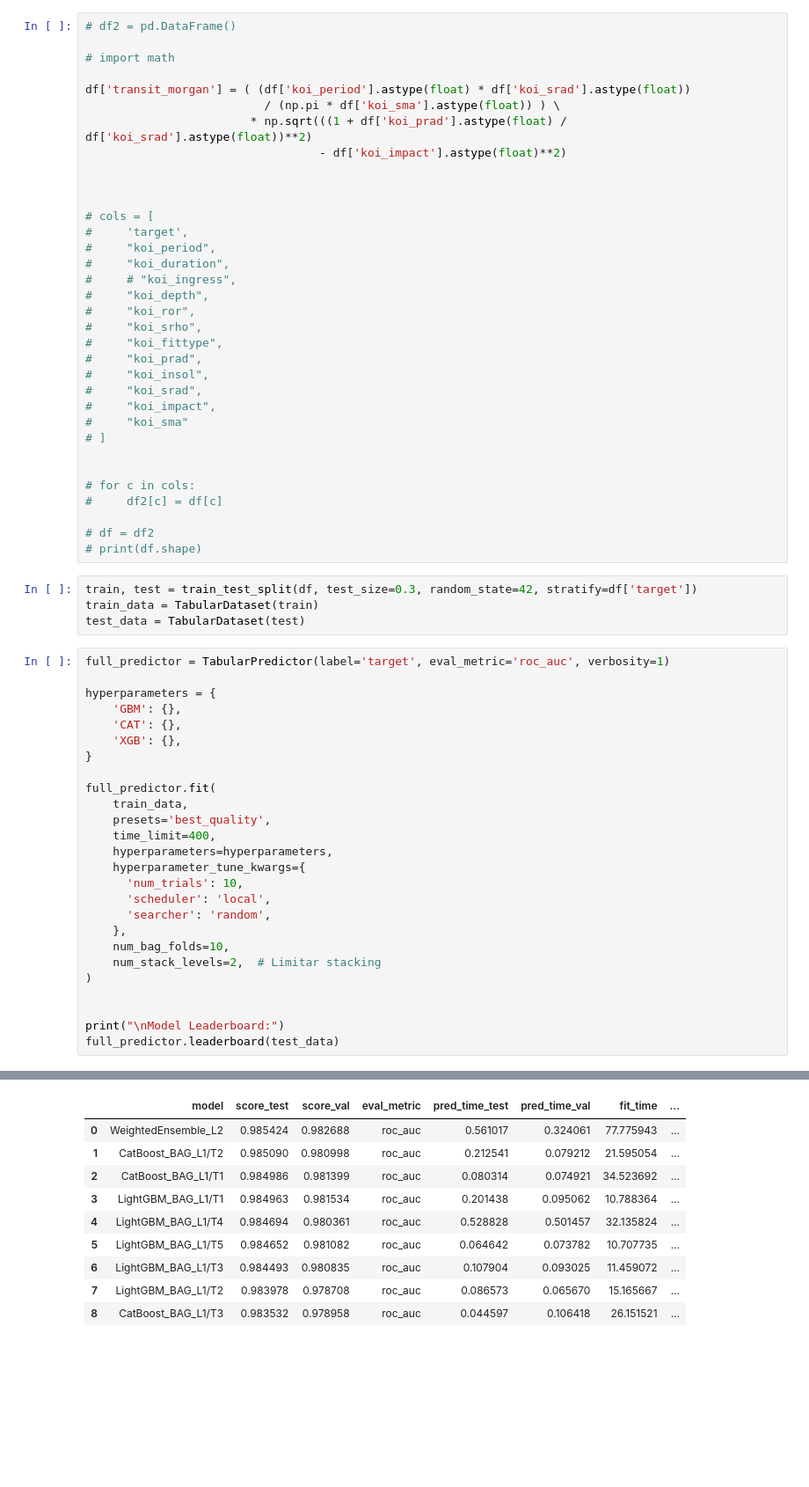
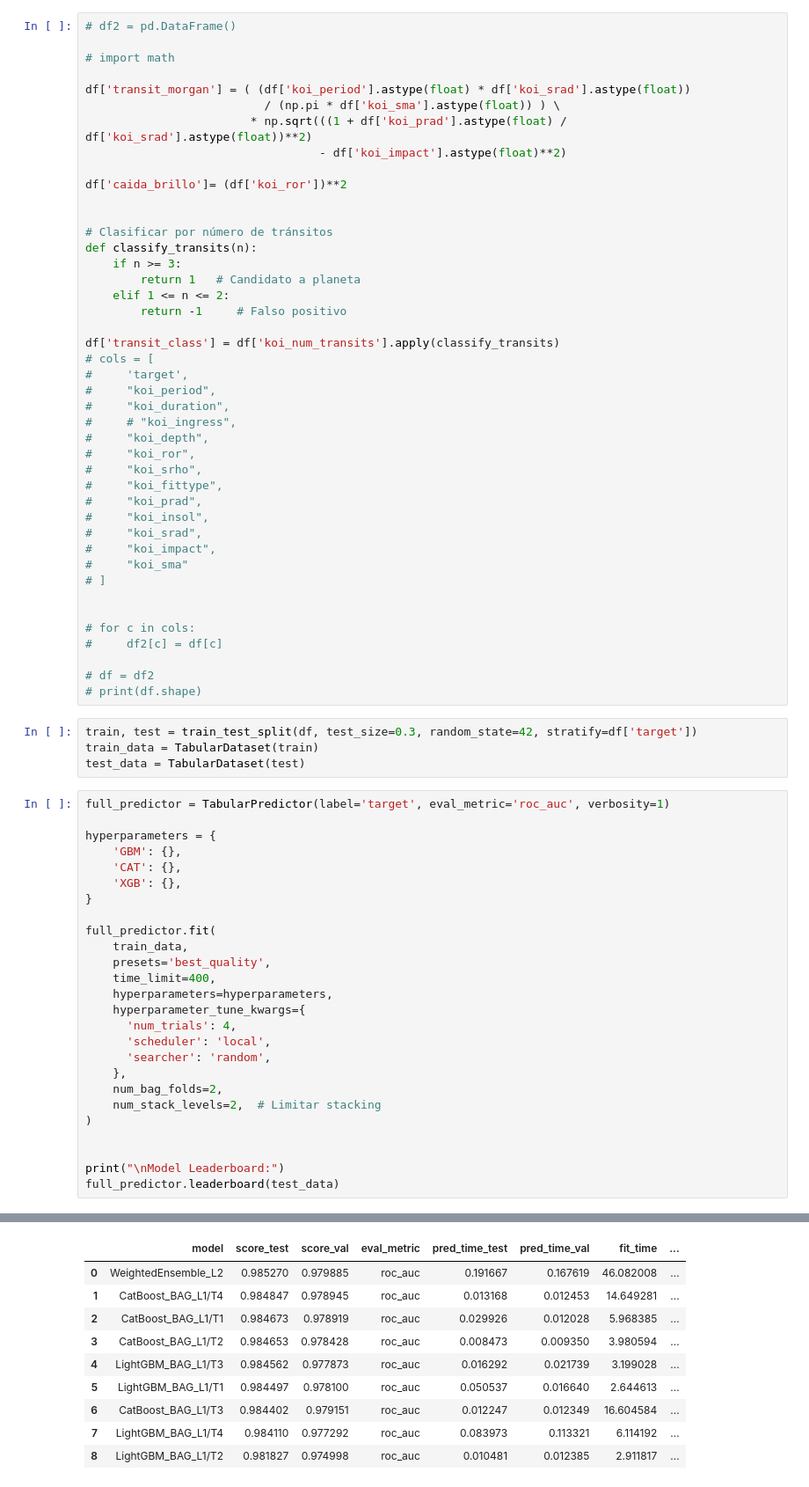
Before and after one commit to JSR-Mario/NASA, a Jupyter notebook: Back/Exoplanet-Detection-with-ML.ipynb, the cells around one changed output, grey strips where cells are left out. Shown: that part at 88% size. Drawn from its saved outputs; the diff is of its cells as text; blank space fills up the shorter version.

```diff
--- a/Back/Exoplanet-Detection-with-ML.ipynb
+++ b/Back/Exoplanet-Detection-with-ML.ipynb
@@ -151,8 +148,17 @@ df['transit_morgan'] = ( (df['koi_period'].astype(float) * df['koi_srad'].astype
                         * np.sqrt(((1 + df['koi_prad'].astype(float) / df['koi_srad'].astype(float))**2)
                                   - df['koi_impact'].astype(float)**2)
 
+df['caida_brillo']= (df['koi_ror'])**2
 
 
+# Clasificar por número de tránsitos
+def classify_transits(n):
+    if n >= 3:
+        return 1   # Candidato a planeta
+    elif 1 <= n <= 2:
+        return -1     # Falso positivo
+
+df['transit_class'] = df['koi_num_transits'].apply(classify_transits)
 # cols = [
 #     'target',
 #     "koi_period",
@@ -194,11 +200,11 @@ full_predictor.fit(
     time_limit=400,
     hyperparameters=hyperparameters,
     hyperparameter_tune_kwargs={
-      'num_trials': 10,
+      'num_trials': 4,
       'scheduler': 'local',
       'searcher': 'random',
     },
-    num_bag_folds=10,
+    num_bag_folds=2,
     num_stack_levels=2,  # Limitar stacking
 )
 
@@ -243,14 +249,14 @@ ray::_ray_fit() (pid=17286, ip=192.168.1.75)
 Model Leaderboard:
 |  | model | score_test | score_val | eval_metric | pred_time_test | pred_time_val | fit_time | ... |
-| 0 | WeightedEnsemble_L2 | 0.985424 | 0.982688 | roc_auc | 0.561017 | 0.324061 | 77.775943 | ... |
-| 1 | CatBoost_BAG_L1/T2 | 0.985090 | 0.980998 | roc_auc | 0.212541 | 0.079212 | 21.595054 | ... |
-| 2 | CatBoost_BAG_L1/T1 | 0.984986 | 0.981399 | roc_auc | 0.080314 | 0.074921 | 34.523692 | ... |
-| 3 | LightGBM_BAG_L1/T1 | 0.984963 | 0.981534 | roc_auc | 0.201438 | 0.095062 | 10.788364 | ... |
-| 4 | LightGBM_BAG_L1/T4 | 0.984694 | 0.980361 | roc_auc | 0.528828 | 0.501457 | 32.135824 | ... |
-| 5 | LightGBM_BAG_L1/T5 | 0.984652 | 0.981082 | roc_auc | 0.064642 | 0.073782 | 10.707735 | ... |
-| 6 | LightGBM_BAG_L1/T3 | 0.984493 | 0.980835 | roc_auc | 0.107904 | 0.093025 | 11.459072 | ... |
-| 7 | LightGBM_BAG_L1/T2 | 0.983978 | 0.978708 | roc_auc | 0.086573 | 0.065670 | 15.165667 | ... |
-| 8 | CatBoost_BAG_L1/T3 | 0.983532 | 0.978958 | roc_auc | 0.044597 | 0.106418 | 26.151521 | ... |
+| 0 | WeightedEnsemble_L2 | 0.985270 | 0.979885 | roc_auc | 0.191667 | 0.167619 | 46.082008 | ... |
+| 1 | CatBoost_BAG_L1/T4 | 0.984847 | 0.978945 | roc_auc | 0.013168 | 0.012453 | 14.649281 | ... |
+| 2 | CatBoost_BAG_L1/T1 | 0.984673 | 0.978919 | roc_auc | 0.029926 | 0.012028 | 5.968385 | ... |
+| 3 | CatBoost_BAG_L1/T2 | 0.984653 | 0.978428 | roc_auc | 0.008473 | 0.009350 | 3.980594 | ... |
+| 4 | LightGBM_BAG_L1/T3 | 0.984562 | 0.977873 | roc_auc | 0.016292 | 0.021739 | 3.199028 | ... |
+| 5 | LightGBM_BAG_L1/T1 | 0.984497 | 0.978100 | roc_auc | 0.050537 | 0.016640 | 2.644613 | ... |
+| 6 | CatBoost_BAG_L1/T3 | 0.984402 | 0.979151 | roc_auc | 0.012247 | 0.012349 | 16.604584 | ... |
+| 7 | LightGBM_BAG_L1/T4 | 0.984110 | 0.977292 | roc_auc | 0.083973 | 0.113321 | 6.114192 | ... |
+| 8 | LightGBM_BAG_L1/T2 | 0.981827 | 0.974998 | roc_auc | 0.010481 | 0.012385 | 2.911817 | ... |
 # %%
 from sklearn.metrics import confusion_matrix, classification_report, roc_auc_score, average_precision_score
 import pandas as pd
```
Also changed, not shown: parts of 8 cells of this notebook, 4 other files.
